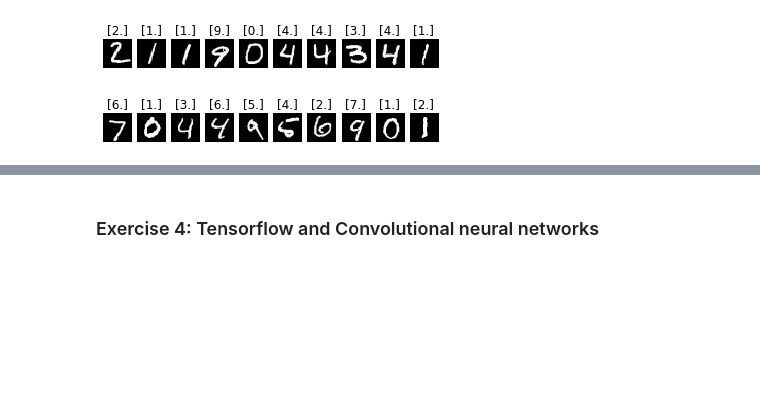
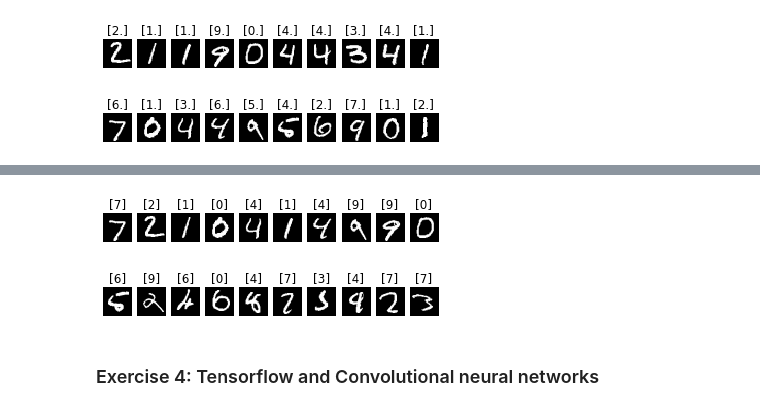
Before and after one commit to jarski/LetsMakeMLBoringAgain, a Jupyter notebook: notebooks/Make ML boring again.ipynb, the cells around one changed output, grey strips where cells are left out. Cells and saved outputs as stored; diff of their text form; code cells hidden in the pictures; blank space fills up the shorter version.

```diff
--- a/notebooks/Make ML boring again.ipynb
+++ b/notebooks/Make ML boring again.ipynb
@@ -213,0 +214,13 @@ drawNFirst(wrong_predictions, 10)
+# %%
+model = tf.keras.models.Sequential([
+  tf.keras.layers.Dense(30, activation='relu'),
+  tf.keras.layers.Dense(10, activation='softmax')
+])
+
+model.compile(optimizer='adam',
+              loss='sparse_categorical_crossentropy',
+              metrics=['accuracy'])
+
+model.fit(x_train, y_train, epochs=5)
+
+model.evaluate(x_test,  y_test, verbose=2)
@@ -213,0 +241,9 @@ drawNFirst(wrong_predictions, 10)
+# %%
+model.evaluate(x_test,  y_test, verbose=2);
+predictions = model.predict(x_test)
+print(predictions.shape)
+print(y_test.shape)
+print(f"model predictions are 'probabilities':")
+print(f"{predictions[0]}")
+print(f"the value is '{y_test[0]}''")
+predictions_test = np.argmax(predictions, axis=1) # contains predicted values
@@ -214,3 +258,13 @@ drawNFirst(wrong_predictions, 10)
+# %%
+correct_predictions = np.argwhere(predictions_test == y_test)
+drawNFirst(correct_predictions, 10)
+# %% [output]
+[figure, added]
+# %%
+correct_predictions = np.argwhere(predictions_test != y_test)
+drawNFirst(correct_predictions, 10)
+# %% [output]
+[figure, added]
 # %% [markdown]
 ### Exercise 4: Tensorflow and Convolutional neural networks
 # %%
```
Also changed, not shown: parts of 3 cells of this notebook.
